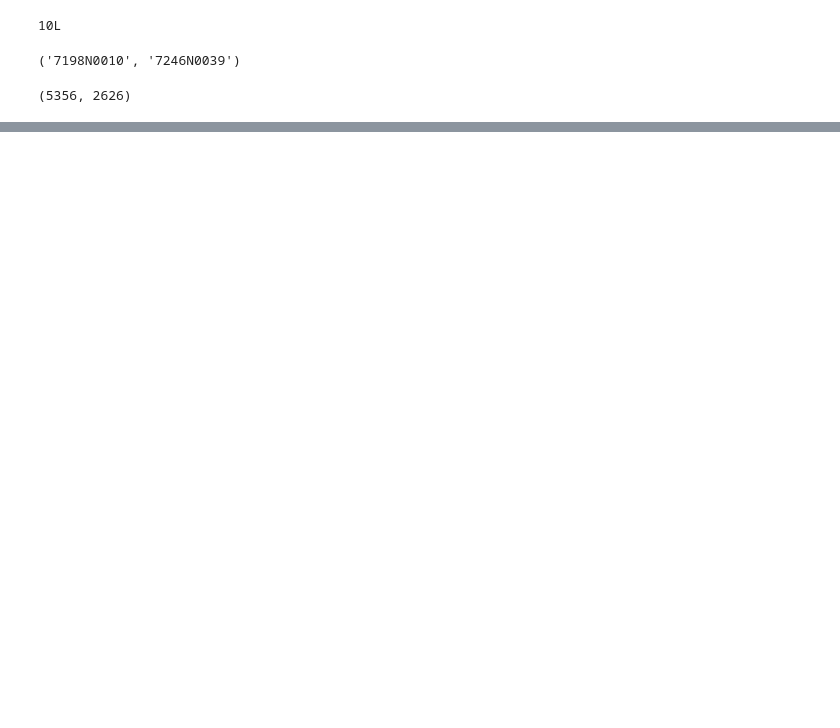
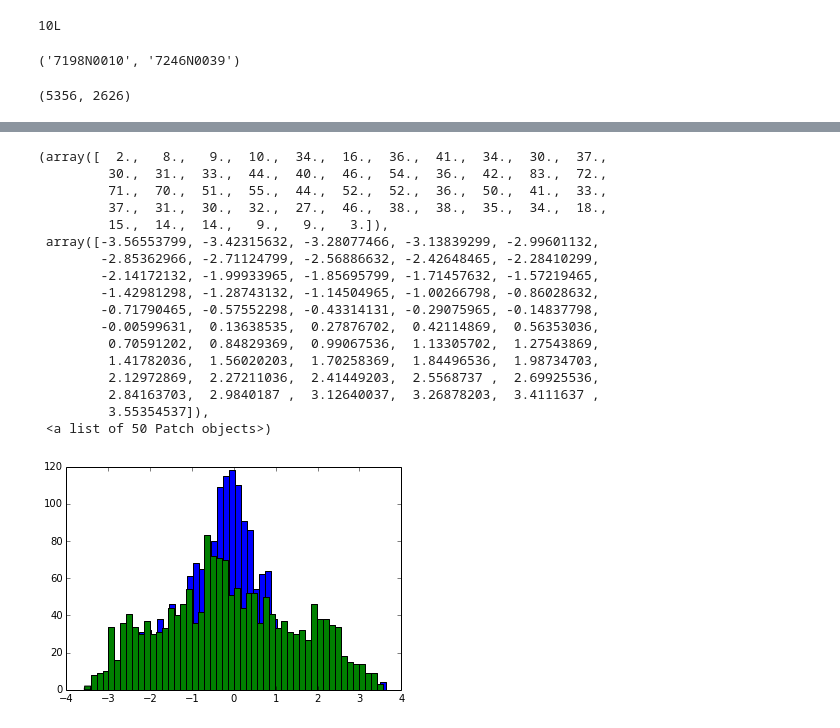
Before and after one commit to RapidLzj/201603, a Jupyter notebook: match_test.ipynb, the cells around one changed output, grey strips where cells are left out. Cells and saved outputs as stored; diff of their text form; code cells hidden in the pictures; blank space fills up the shorter version.

```diff
--- a/match_test.ipynb
+++ b/match_test.ipynb
@@ -92,0 +109,22 @@ plt.plot(ra_b[out_b], dec_b[out_b], 'g.')
+# %%
+plt.hist(ra_ab, bins=50)
+plt.hist(dec_ab, bins=50)
+# %% [output]
+(array([  2.,   8.,   9.,  10.,  34.,  16.,  36.,  41.,  34.,  30.,  37.,
+         30.,  31.,  33.,  44.,  40.,  46.,  54.,  36.,  42.,  83.,  72.,
+         71.,  70.,  51.,  55.,  44.,  52.,  52.,  36.,  50.,  41.,  33.,
+         37.,  31.,  30.,  32.,  27.,  46.,  38.,  38.,  35.,  34.,  18.,
+         15.,  14.,  14.,   9.,   9.,   3.]),
+ array([-3.56553799, -3.42315632, -3.28077466, -3.13839299, -2.99601132,
+        -2.85362966, -2.71124799, -2.56886632, -2.42648465, -2.28410299,
+        -2.14172132, -1.99933965, -1.85695799, -1.71457632, -1.57219465,
+        -1.42981298, -1.28743132, -1.14504965, -1.00266798, -0.86028632,
+        -0.71790465, -0.57552298, -0.43314131, -0.29075965, -0.14837798,
+        -0.00599631,  0.13638535,  0.27876702,  0.42114869,  0.56353036,
+         0.70591202,  0.84829369,  0.99067536,  1.13305702,  1.27543869,
+         1.41782036,  1.56020203,  1.70258369,  1.84496536,  1.98734703,
+         2.12972869,  2.27211036,  2.41449203,  2.5568737 ,  2.69925536,
+         2.84163703,  2.9840187 ,  3.12640037,  3.26878203,  3.4111637 ,
+         3.55354537]),
+ <a list of 50 Patch objects>)
+[figure, added]
```
Also changed, not shown: parts of 36 cells of this notebook, 2 other files.
